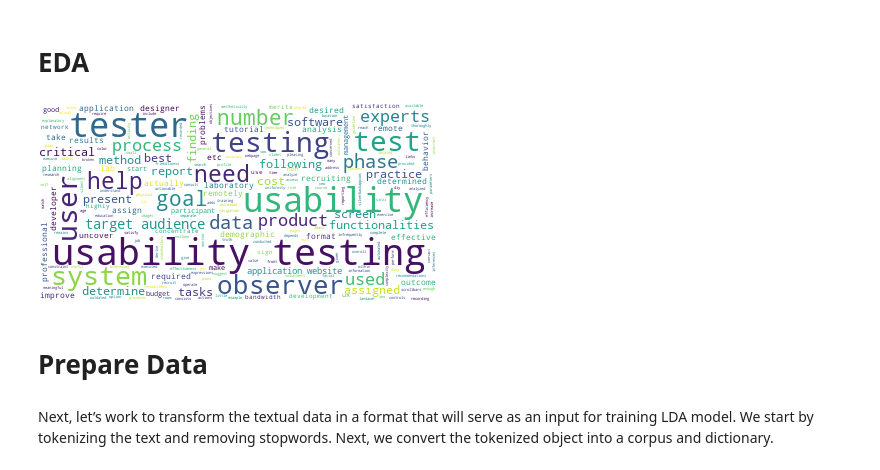
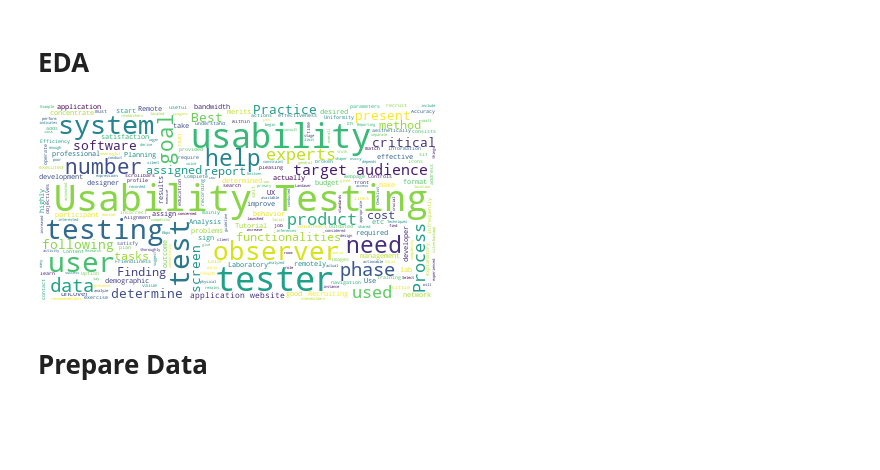
Before and after one commit to id-shiv/knowledge_base, a Jupyter notebook: [Project_107]_Topic_Modelling_LDA.ipynb, the cells around one changed output. Drawn from its saved outputs; the diff is of its cells as text; code cells hidden in the pictures; blank space fills up the shorter version.

```diff
--- a/[Project_107]_Topic_Modelling_LDA.ipynb
+++ b/[Project_107]_Topic_Modelling_LDA.ipynb
@@ -18,5 +27,5 @@ documents = [
 # %%
-raw_text = """The goal of this testing is to satisfy users and it mainly concentrates on the following parameters of a system:
+texts = """The goal of this testing is to satisfy users and it mainly concentrates on the following parameters of a system:
 
 The effectiveness of the system
 
@@ -96,5 +107,6 @@ However, these costs pay themselves up in form of higher customer satisfaction,
 # %%
-documents = raw_text.split('\n')
+documents = texts.split('\n')
 documents = [document.strip() for document in documents if len(document) > 1]
 documents
+len(documents)
 # %% [output]
@@ -157,19 +114,19 @@ Name: documents, dtype: object
 # %% [markdown]
 # EDA
 # %%
+# input : documents (list of document texts)
+
 # Import the wordcloud library
 from wordcloud import WordCloud
 # Join the different processed titles together.
-long_string = ','.join(list(df['documents'].values))
+long_string = '. '.join(documents)
 # Create a WordCloud object
 wordcloud = WordCloud(background_color="white", max_words=5000, contour_width=3, contour_color='steelblue')
 # Generate a word cloud
 wordcloud.generate(long_string)
 # Visualize the word cloud
 wordcloud.to_image()
 # %% [output]
-[figure, old version]
+[figure, new version]
 # %% [markdown]
 # Prepare Data
-# %% [markdown]
-Next, let’s work to transform the textual data in a format that will serve as an input for training LDA model. We start by tokenizing the text and removing stopwords. Next, we convert the tokenized object into a corpus and dictionary.
```
Also changed, not shown: parts of 53 cells of this notebook.
